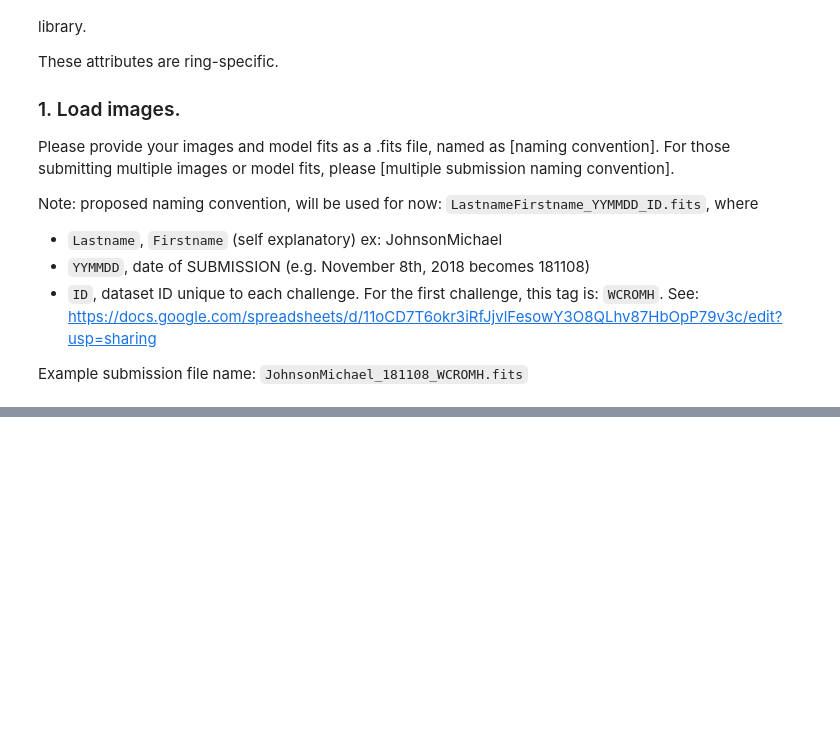
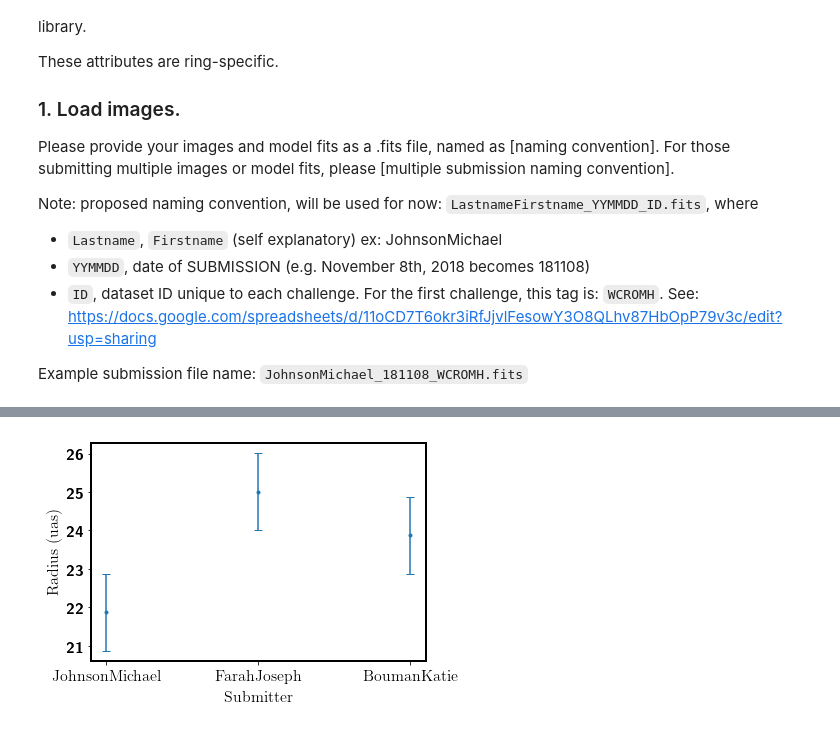
Before and after one commit to sao-eht/eht-mcp, a Jupyter notebook: image_model_fit_comparison_pipeline.ipynb, the cells around one changed output, grey strips where cells are left out. Cells and saved outputs as stored; diff of their text form; code cells hidden in the pictures; blank space fills up the shorter version.

```diff
--- a/image_model_fit_comparison_pipeline.ipynb
+++ b/image_model_fit_comparison_pipeline.ipynb
@@ -183,0 +221,20 @@ plt.show()
+# %%
+## creating plots of radius and mean width per submission ##
+rads = []
+widths = []
+xticks = []
+for submission in submissionsList:
+    radius = submission.analysisResults['radius']
+    width = submission.analysisResults['width']
+    sID = submission.submitter
+    rads.append(radius)
+    widths.append(width)
+    xticks.append(sID)
+
+plt.errorbar(range(len(widths)), rads, yerr=widths, marker='.', linestyle='')
+plt.xlabel("Submitter")
+plt.ylabel("Radius (uas)")
+plt.xticks(range(len(widths)), xticks)
+plt.show()
+# %% [output]
+[figure, added]
```
Also changed, not shown: parts of 7 cells of this notebook, 4 other files.
